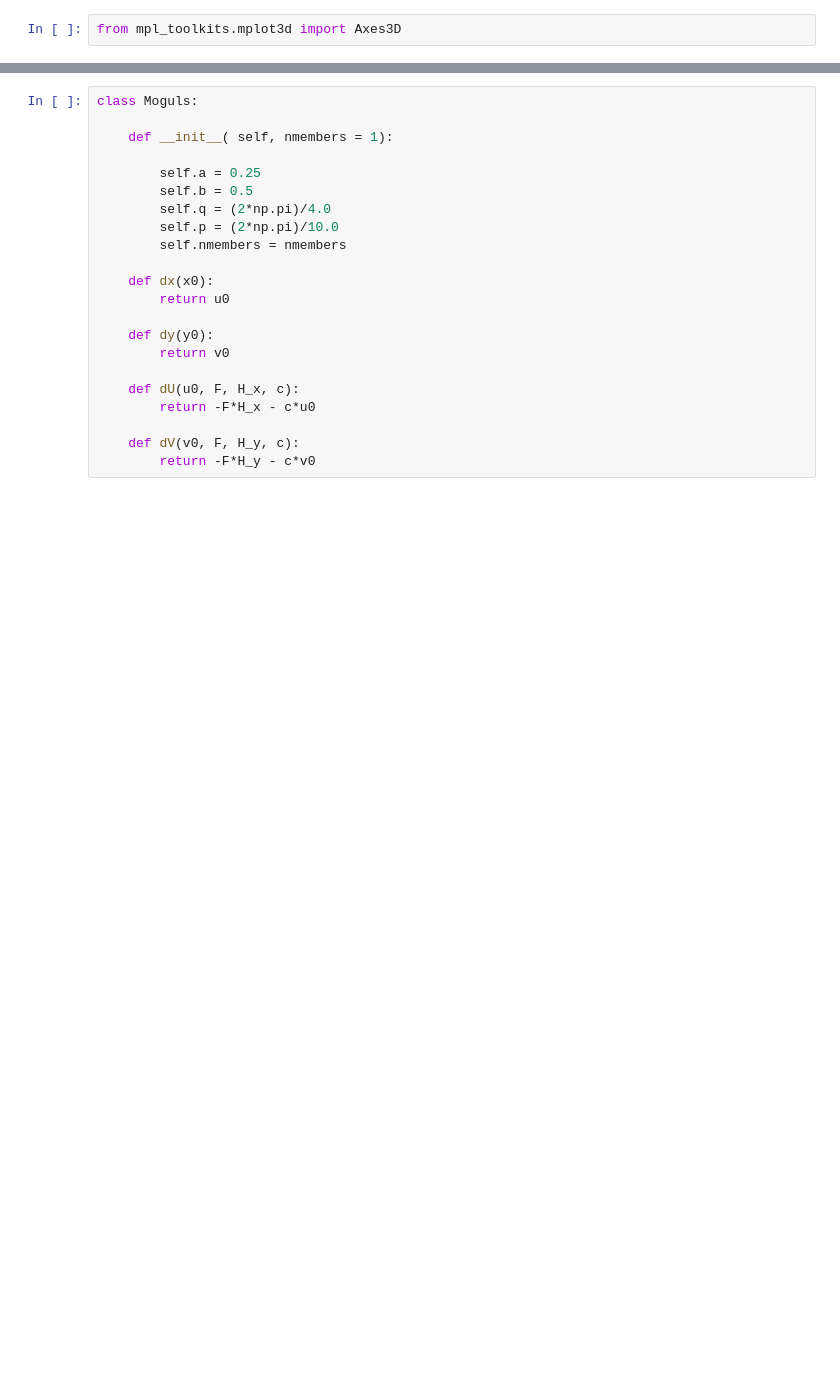
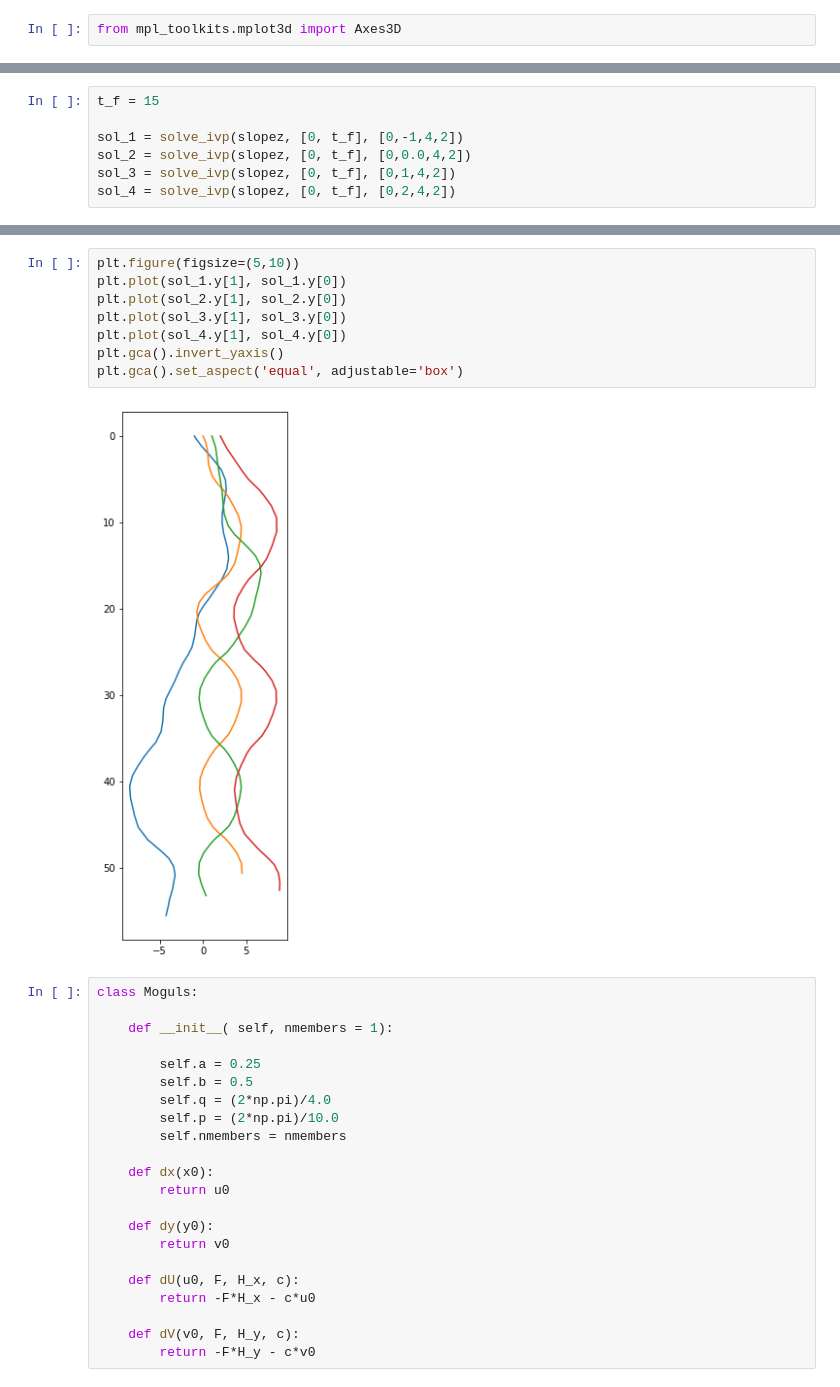
Before and after one commit to cpierard/moguls_of_chaos, a Jupyter notebook: python_version.ipynb, the cells around one changed output, grey strips where cells are left out. Drawn from its saved outputs; the diff is of its cells as text; blank space fills up the shorter version.

```diff
--- a/python_version.ipynb
+++ b/python_version.ipynb
@@ -114,0 +107,7 @@ RK45()
+# %%
+t_f = 15
+
+sol_1 = solve_ivp(slopez, [0, t_f], [0,-1,4,2])
+sol_2 = solve_ivp(slopez, [0, t_f], [0,0.0,4,2])
+sol_3 = solve_ivp(slopez, [0, t_f], [0,1,4,2])
+sol_4 = solve_ivp(slopez, [0, t_f], [0,2,4,2])
@@ -115,3 +132,13 @@ RK45()
+# %%
+plt.figure(figsize=(5,10))
+plt.plot(sol_1.y[1], sol_1.y[0])
+plt.plot(sol_2.y[1], sol_2.y[0])
+plt.plot(sol_3.y[1], sol_3.y[0])
+plt.plot(sol_4.y[1], sol_4.y[0])
+plt.gca().invert_yaxis()
+plt.gca().set_aspect('equal', adjustable='box')
+# %% [output]
+[figure, added]
 # %%
 class Moguls:
 
```
Also changed, not shown: parts of 13 cells of this notebook, 1 other file.
